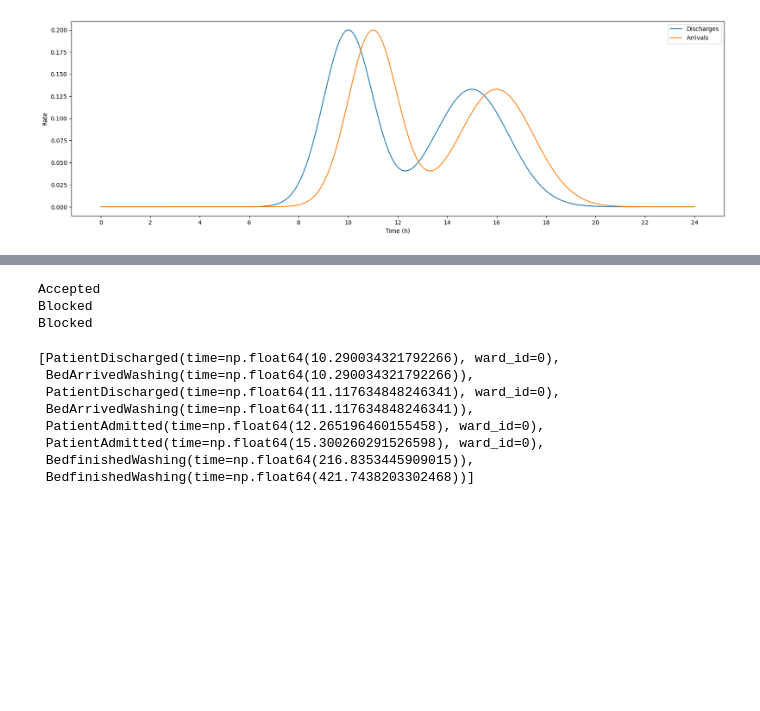
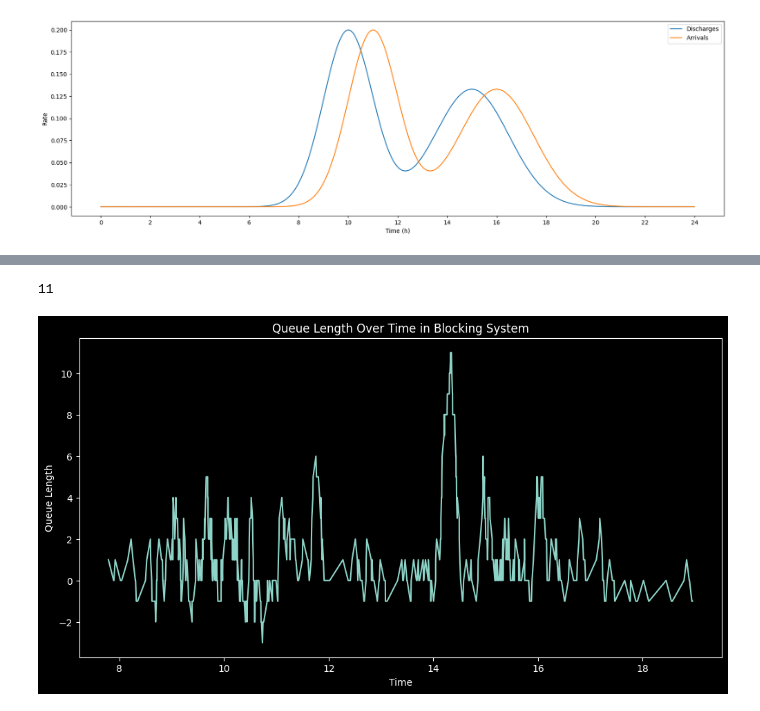
Before and after one commit to AntonJorg/stochastic_simulation, a Jupyter notebook: project2/initial_brainstorm.ipynb, the cells around one changed output, grey strips where cells are left out. Saved outputs shown, nothing was run; the diff lists cells and outputs as text; code cells hidden in the pictures; blank space fills up the shorter version.

Commit message:
Bug negative buffer length

```diff
--- a/project2/initial_brainstorm.ipynb
+++ b/project2/initial_brainstorm.ipynb
@@ -52,6 +52,9 @@ plt.show()
 # %%
 from heapq import heapify, heappop, heappush
 from dataclasses import dataclass
+import matplotlib.pyplot as plt
+plt.style.use('dark_background')
+from tqdm import tqdm
 # %%
 @dataclass
 class Event:
@@ -81,59 +81,72 @@ PatientArrived(time=0.1, ward_id=1)
 # %%
-def simulate_system(admission_dist, discharge_dist, service_time_dist, n_patients=200):
+def simulate_system(
+        admission_dist : callable,
+        discharge_dist : callable,
+        service_time_dist : callable,
+        transport_time_dist : callable,
+        n_patients: int = 200
+    ):
 
     admission_times = admission_dist.rvs(size=n_patients)
     discharge_times = discharge_dist.rvs(size=n_patients)
 
-    events = [PatientAdmitted(time, 0) for time in admission_times]
-    events += [PatientDischarged(time, 0) for time in discharge_times]
+    # events = [PatientAdmitted(time, 0) for time in admission_times]
+    events = [PatientDischarged(time, 0) for time in discharge_times]
     heapify(events)
 
     events_processed = []
 
     dirty_buffer = 0
     clean_buffer = 0
+
+    buffer_sizes = []
+    times = []
 
     washer_ready = True
 
     while events:
         event = heappop(events)
 
         match event:
             case PatientDischarged(time=t):
                 dirty_buffer += 1
-                transport_time = 0 # <---- YO
-                heappush(events, BedArrivedWashing(t + transport_time))
+                transport_time = transport_time_dist.rvs()
+                # if transport_time < 0:
+                # print(transport_time)
+                heappush(events, BedArrivedWashing(t + 0.1))
+
             case BedArrivedWashing(time=t):
                 if washer_ready:
                     washer_ready = False
                     dirty_buffer -= 1
-                    k = 200
+                    k = 0
                     heappush(events, BedfinishedWashing(t + k + service_time_dist.rvs()))
+
             case BedfinishedWashing(time=t):
                 clean_buffer += 1
 
                 if dirty_buffer > 0:
                     washer_ready = False
                     dirty_buffer -= 1
-                    k = 200
+                    k = 0
                     heappush(events, BedfinishedWashing(t + k + service_time_dist.rvs()))
                 else:
                     washer_ready = True
 
+        buffer_sizes.append(dirty_buffer)
+        times.append(event.time)
+
+
         events_processed.append(event)
 
-    return events_processed
+    return events_processed, np.array(times), np.array(buffer_sizes)
+
+np.random.seed(42)
+service_time_dist = expon(scale=2.2e-2)
+transport_time_dist = norm(loc=1/6, scale=1e-2)
+results = simulate_system(admission_dist, discharge_dist, service_time_dist, transport_time_dist, n_patients=200)
+print(f"{np.max(results[2])}")  # 10
+plot_queue_length(results)
+# %% [output]
+11
+[figure, added]
-# %%
-simulate_system(admission_dist, discharge_dist, expon(scale=12), n_patients=2)
-# %% [output]
-Accepted
-Blocked
-Blocked
-[PatientDischarged(time=np.float64(10.290034321792266), ward_id=0),
- BedArrivedWashing(time=np.float64(10.290034321792266)),
- PatientDischarged(time=np.float64(11.117634848246341), ward_id=0),
- BedArrivedWashing(time=np.float64(11.117634848246341)),
- PatientAdmitted(time=np.float64(12.265196460155458), ward_id=0),
- PatientAdmitted(time=np.float64(15.300260291526598), ward_id=0),
- BedfinishedWashing(time=np.float64(216.8353445909015)),
- BedfinishedWashing(time=np.float64(421.7438203302468))]
```
Also changed, not shown: parts of 3 cells of this notebook.
